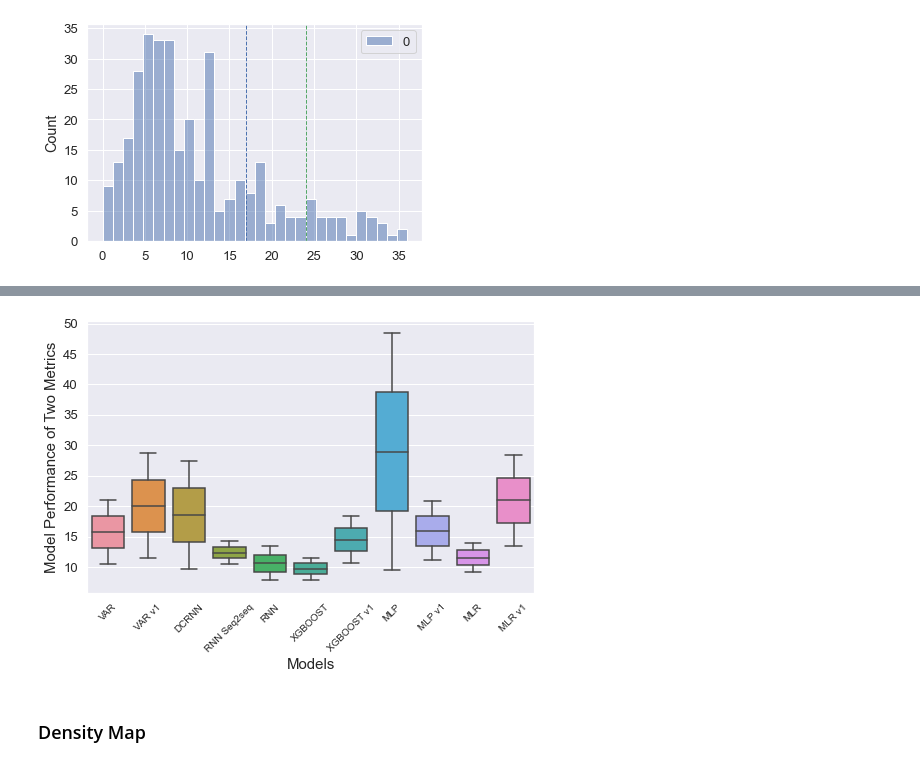
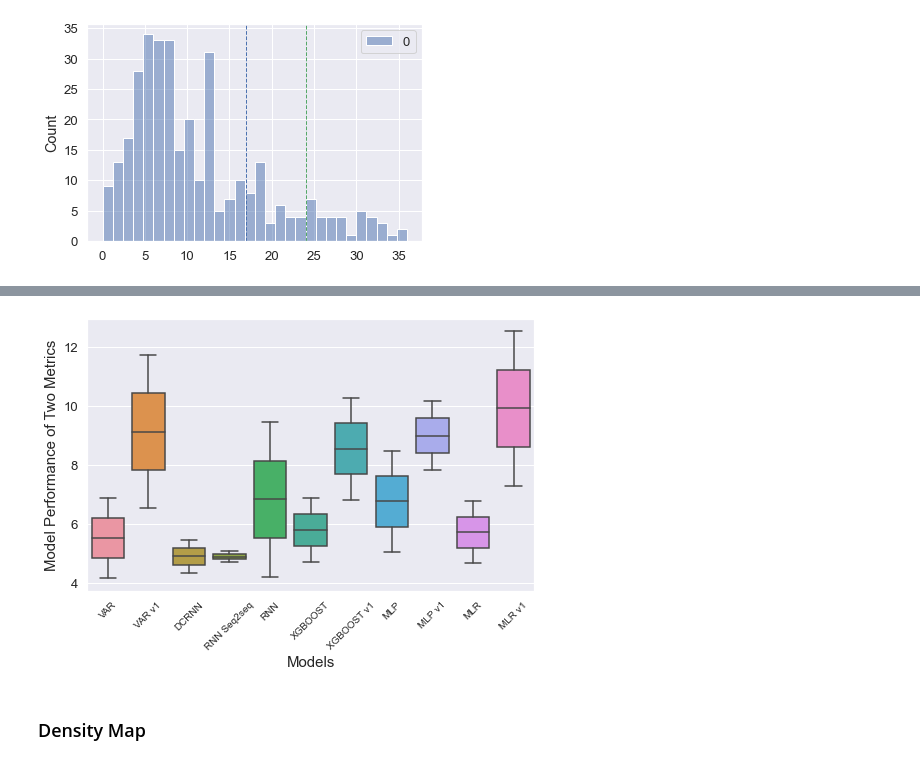
Before and after one commit to WaimenMak/Benchmarking-Crowd-Flow-Prediction, a Jupyter notebook: Scenario Processing.ipynb, the cells around one changed output, grey strips where cells are left out. Drawn from its saved outputs; the diff is of its cells as text; code cells hidden in the pictures.

```diff
--- a/Scenario Processing.ipynb
+++ b/Scenario Processing.ipynb
@@ -269,7 +271,8 @@ if mode == "insample":
 else:
     data = load_dataset("./ood_dataset", batch_size=64, test_batch_size=64)
 
-vis_data = data_dict[test_sc[1]].astype("float64") # after sliding window
+sc = 1 # 1, 9
+vis_data = data_dict[test_sc[sc]].astype("float64") # after sliding window
 source, target = sliding_win(vis_data)  # process data into continuous sample data
 for i in range(3): #3 feature num
     source[..., i] = data["scalers"][i].transform(source[..., i])  # input data
@@ -720,7 +733,7 @@ def sum_weighted_loss(L1, L2):
         loss += weighted_loss(L1, L2, gamma)
     return loss
 
-def weighted_average_loss(pred, target, rho, timespan):
+def weighted_average_loss(pred, target, rho, timespan, mode=0):
     """
     Calculate the weighted average loss
     pred: all node prediction [N, node, feature], three dimensional
@@ -734,13 +747,19 @@ def weighted_average_loss(pred, target, rho, timespan):
     # gamma[gamma<=0.5] = 0.5  # [node, step, feature]
     # gamma[gamma>0.8] = 0.8
     gamma = gamma.transpose(1, 0, 2)
-    rmse = np.sqrt(np.mean((pred - target)**2, axis=0)) # [step, node, feature]
-    qt = np.mean(rho_risk(pred, target, timespan=timespan, rho=rho), axis=0)  # [step, node, feature]
-    wt = weighted_loss(rmse, qt, gamma=gamma) # [step, node, feature]
+    if mode == 1:
+        #rmse
+        l = np.sqrt(np.mean((pred - target)**2, axis=0)) # [step, node, feature]
+    if mode == 0:
+        #mae
+        l = np.mean(np.abs(pred - target), axis=0) # [step, node, feature]
+    rhorisk = rho_risk(pred, target, timespan=timespan, rho=rho)
+    qt = np.mean(rhorisk, axis=0)  # [step, node, feature]
+    wt = weighted_loss(l, qt, gamma=gamma) # [step, node, feature]
     # print(wt.shape)
     loss = np.mean(wt)
 
-    return loss, wt, gamma
+    return loss, wt, gamma,
 
 def plot_node_specific(pred:list, target:numpy.ndarray, models:list,
                        step:int, node:int, feature:int, timespan:int, rho:float, r:list, path:str, gamma:float,
@@ -828,9 +847,9 @@ def plot_node_specific(pred:list, target:numpy.ndarray, models:list,
 
     return L_mae, L_mse, L_quntile, L_weighted, L_wt3, L_dtw
 # %%
-node = 2 - 1
+node = 19 - 1
 feature = 2
-step = 0
+step = 5
 end = target.shape[0]
 #l1:mae l2:rmse l3:quantile l4:weighted l5:weighted3 l6:dtw
 l1, l2, l3, l4, l5, l6 = plot_node_specific(vis_list, target, model_names,
@@ -1044,8 +1137,8 @@ plot_weighted_loss_line(l2, l3, model_names)
 # %%
 # the value of middle line of each box is actually the weighted loss
-plot_weighted_loss_box(l2, l3, model_names)
+plot_weighted_loss_box(l1, l3, model_names)
 # %% [output]
-[figure, old version]
+[figure, new version]
 # %%
 #visualize quantile loss, per node per feature
 mdl = 3
```
Also changed, not shown: parts of 42 cells of this notebook.
